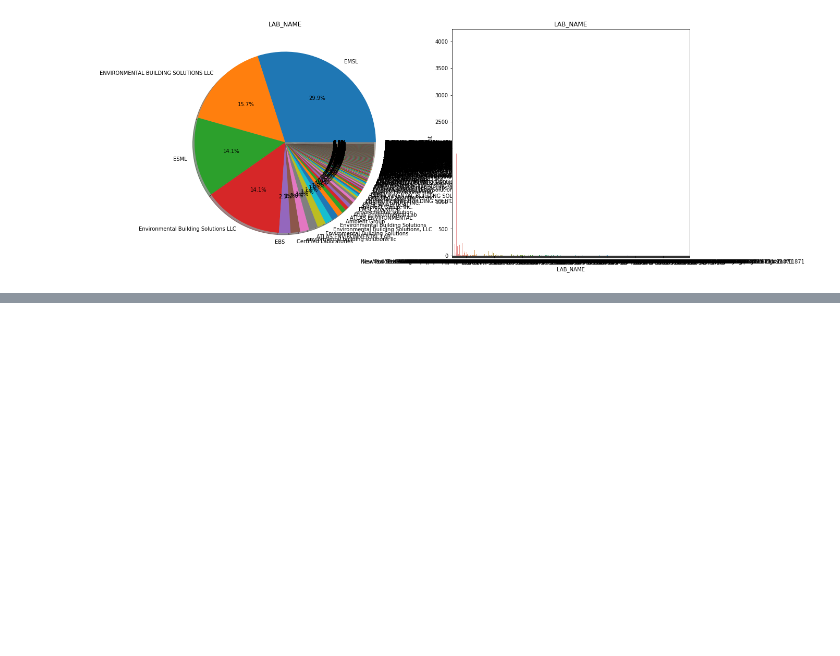
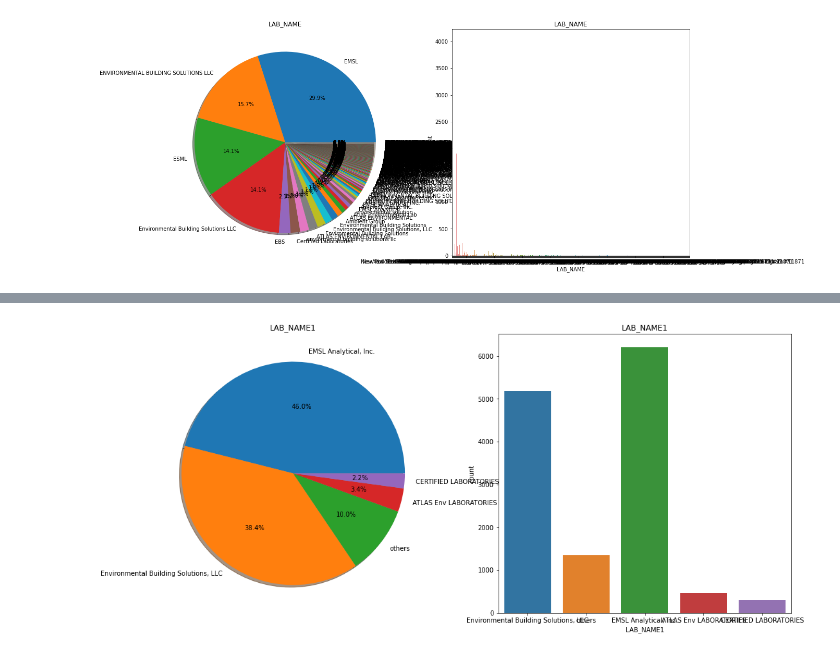
Before and after one commit to rushikeshnaik779/EDA, a Jupyter notebook: Simple_EDA__Rooftop_Drinking_Water_Tank_Inspection_Results.ipynb, the cells around one changed output, grey strips where cells are left out. Drawn from its saved outputs; the diff is of its cells as text; code cells hidden in the pictures; blank space fills up the shorter version.

```diff
--- a/Simple_EDA__Rooftop_Drinking_Water_Tank_Inspection_Results.ipynb
+++ b/Simple_EDA__Rooftop_Drinking_Water_Tank_Inspection_Results.ipynb
@@ -309,0 +344,32 @@ plt.show()
+# %%
+# let's change them to only one name as 'EMSL Analytical, Inc.'
+data['LAB_NAME1'] = data['LAB_NAME']
+data.loc[:,'LAB_NAME1'] = 'others'
+data.loc[data['LAB_NAME'].str.upper().str.contains('ENVIROMENTAL BUILDING')==True,
+         'LAB_NAME1'] = "Environmental Building Solutions, LLC"
+data.loc[data['LAB_NAME'].str.upper().str.contains('ENVIROMENTAL BUILDINGS')==True,
+         'LAB_NAME1'] = "Environmental Building Solutions, LLC"
+data.loc[data['LAB_NAME'].str.upper().str.contains('ENVIROMENTAL BUILDING SOLUTIONS')==True,
+         'LAB_NAME1'] = "Environmental Building Solutions, LLC"
+data.loc[data['LAB_NAME'].str.upper().str.contains('ENVIRONMENTAL BUILDING')==True,
+         'LAB_NAME1'] = "Environmental Building Solutions, LLC"
+data.loc[data['LAB_NAME'].str.upper().str.contains('EBS')==True,
+         'LAB_NAME1'] = "Environmental Building Solutions, LLC"
+data.loc[data['LAB_NAME'].str.upper().str.contains('CERTIFIED LABORATORIES')==True,
+         'LAB_NAME1'] = "CERTIFIED LABORATORIES"
+data.loc[data['LAB_NAME'].str.upper().str.contains('ATLAS')==True,
+         'LAB_NAME1'] = "ATLAS Env LABORATORIES"
+
+data.loc[data['LAB_NAME'].str.upper().str.contains('EMSL')==True, 'LAB_NAME1'] = "EMSL Analytical, Inc."
+data.loc[data['LAB_NAME'].str.upper().str.contains('ESML')==True, 'LAB_NAME1'] = "EMSL Analytical, Inc."
+# %%
+f, ax = plt.subplots(1, 2, figsize=(18, 8))
+data['LAB_NAME1'].value_counts().plot.pie( autopct = '%1.1f%%',
+                                         ax=ax[0], shadow=True)
+ax[0].set_title('LAB_NAME1')
+ax[0].set_ylabel('')
+sns.countplot('LAB_NAME1', data=data, ax=ax[1])
+ax[1].set_title('LAB_NAME1')
+plt.show()
+# %% [output]
+[figure, added]
```
Also changed, not shown: parts of 5 cells of this notebook.
